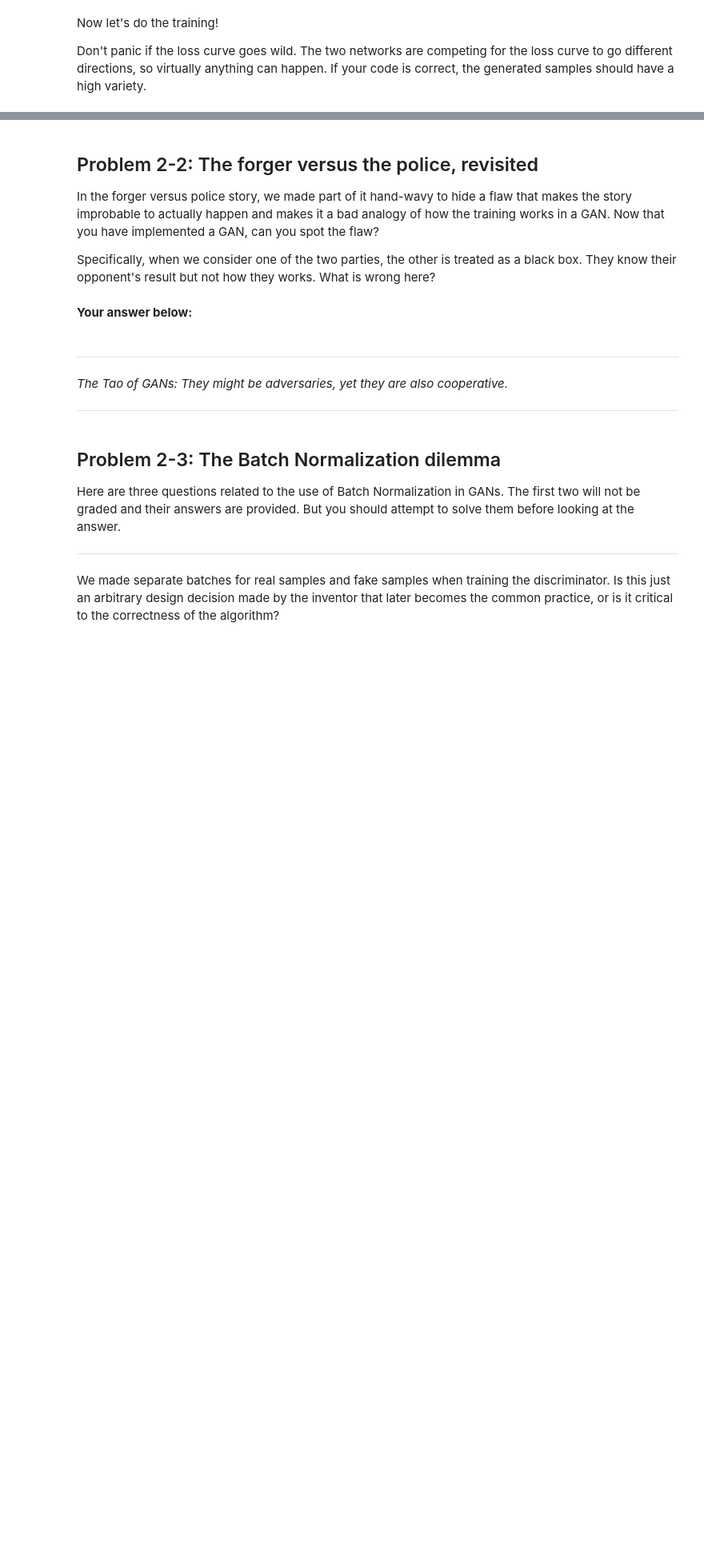
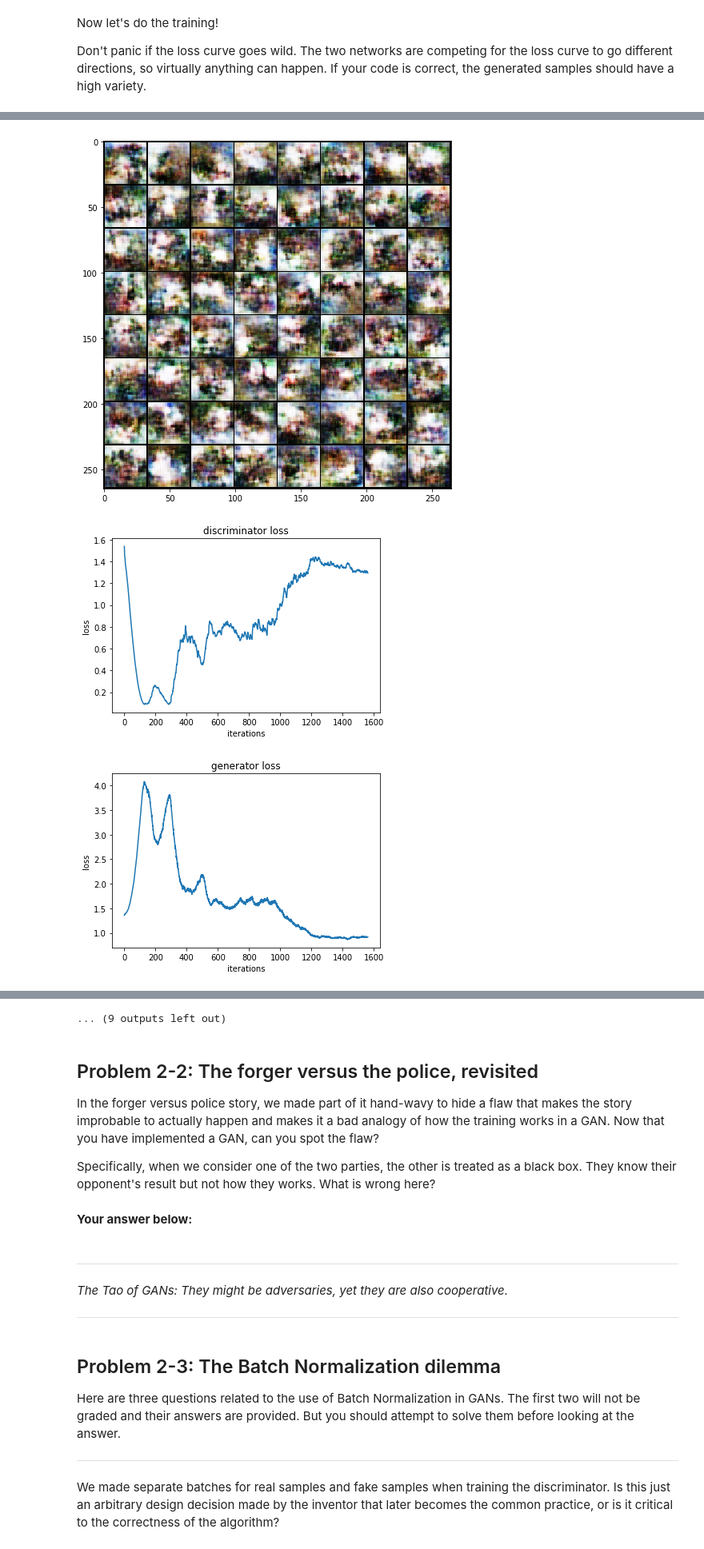
Before and after one commit to PanaceaQian/CSCI599-Assignment2, a Jupyter notebook: Problem_2.ipynb, the cells around one changed output, grey strips where cells are left out. Shown at 80% size. Saved outputs shown, nothing was run; the diff lists cells and outputs as text; code cells hidden in the pictures; blank space fills up the shorter version.

```diff
--- a/Problem_2.ipynb
+++ b/Problem_2.ipynb
@@ -264,17 +267,21 @@ class DCGAN(object):
         # dis_loss_op: compute discriminator's loss, with real samples from real_input and
         #               fake samples generated by the generator
         # gen_loss_op: compute generator's loss
-
+        self.fake_samples_op = self._generator(self.noise)
+        self.dis_loss_op = self._loss(self.real_label, self._discriminator(self.real_input)) + self._loss(self.fake_label, self._discriminator(self.fake_samples_op))
+        self.gen_loss_op = self._loss(self.real_label, self._discriminator(self.fake_samples_op))
 
         ################################################################################
         # Prob 2-1: fix the definition of these operations                             #
         ################################################################################
 
-        # dis_optimizer = tf.train.RMSPropOptimizer(self.learning_rate)
-        # self.dis_train_op = dis_optimizer.minimize(self.dis_loss_op)
+        dis_optimizer = tf.train.RMSPropOptimizer(self.learning_rate)
+        dis_train_vars = tf.get_collection(tf.GraphKeys.TRAINABLE_VARIABLES, "dis")
+        self.dis_train_op = dis_optimizer.minimize(self.dis_loss_op, var_list=dis_train_vars)
 
-        # gen_optimizer = tf.train.RMSPropOptimizer(self.learning_rate)
-        # self.gen_train_op = gen_optimizer.minimize(self.gen_loss_op)
+        gen_optimizer = tf.train.RMSPropOptimizer(self.learning_rate)
+        gen_train_vars = tf.get_collection(tf.GraphKeys.TRAINABLE_VARIABLES, "gen")
+        self.gen_train_op = gen_optimizer.minimize(self.gen_loss_op, var_list=gen_train_vars)
 
         ################################################################################
         # Prob 2-4: check the definition of these operations                           #
@@ -333,6 +340,17 @@ class DCGAN(object):
                 ################################################################################
 
                 # dis_feed_dict = {}
+                # self.real_input = tf.placeholder(tf.float32, [None, 32, 32, 3])
+                # self.real_label = tf.placeholder(tf.float32, [None, 1])
+                # self.fake_label = tf.placeholder(tf.float32, [None, 1])
+                # self.noise = tf.placeholder(tf.float32, [None, self.code_size])
+                # self.is_train = tf.placeholder(tf.bool)
+
+                dis_feed_dict = {self.real_input: batch_samples,
+                                 self.real_label: ones,
+                                 self.fake_label: zeros,
+                                 self.noise: noise,
+                                 self.is_train: True}
 
                 ################################################################################
                 #                               END OF YOUR CODE                               #
@@ -345,6 +363,9 @@ class DCGAN(object):
                 ################################################################################
 
                 # gen_feed_dict = {}
+                gen_feed_dict = {self.real_label: ones,
+                                 self.noise: noise,
+                                 self.is_train: True}
 
                 ################################################################################
                 #                               END OF YOUR CODE                               #
@@ -429,7 +450,7 @@ class DCGAN(object):
         # Prob 2-1: complete the feed dictionary                                       #
         ################################################################################
 
-        # gen_vis_feed_dict = {}
+        gen_vis_feed_dict = {self.noise: code, self.is_train: True}
 
         ################################################################################
         #                               END OF YOUR CODE                               #
@@ -479,8 +498,9 @@ Don't panic if the loss curve goes wild. The two networks are competing for the
 tf.reset_default_graph()
 set_seed(21)
 
-with tf.Session() as sess:
-    with tf.device('/cpu:0'):
+with tf.Session(config=tf.ConfigProto(allow_soft_placement=True, log_device_placement=True)) as sess:
+
+    with tf.device('/gpu:0'):
         dcgan = DCGAN()
         sess.run(tf.global_variables_initializer())
         dcgan.train(sess, train_samples)
@@ -488,3 +508,4 @@ with tf.Session() as sess:
         gen_var_list = tf.get_collection(tf.GraphKeys.GLOBAL_VARIABLES, 'gen')
         saver = tf.train.Saver(dis_var_list + gen_var_list)
         saver.save(sess, 'model/dcgan')
+# %% [output]
@@ -490,0 +529,3 @@ with tf.Session() as sess:
+[figure, added]
+[figure, added]
+[figure, added]
@@ -491,3 +572,4 @@ with tf.Session() as sess:
+... (9 outputs left out)
 # %% [markdown]
 ## Problem 2-2: The forger versus the police, revisited
 
```
Also changed, not shown: parts of 3 cells of this notebook, 4 other files.
